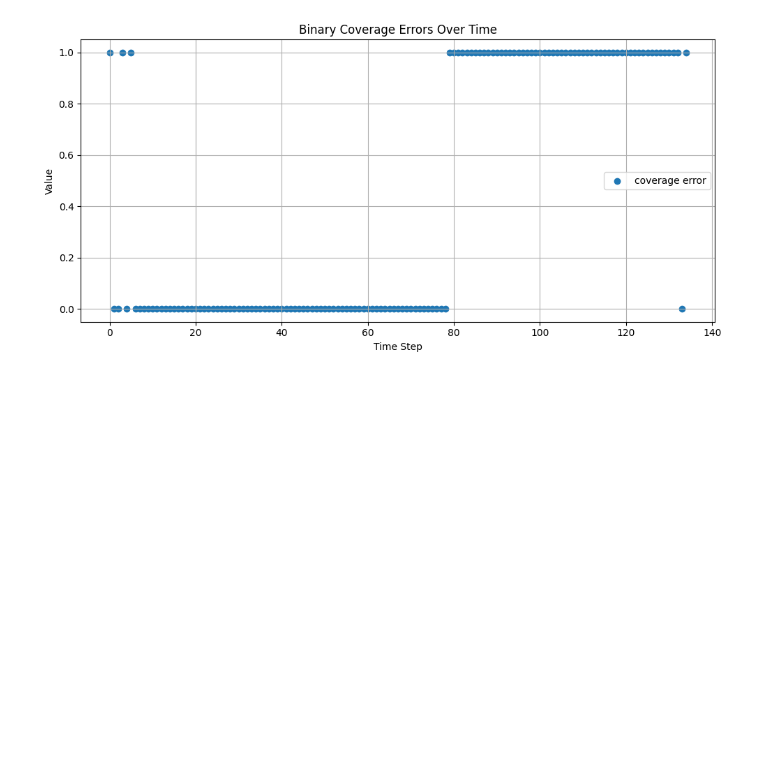
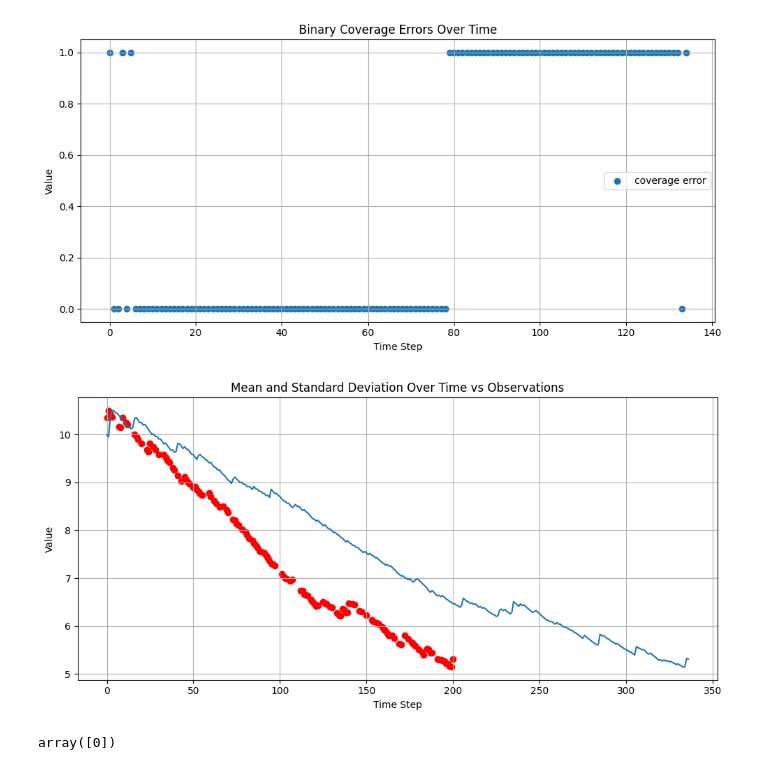
Before and after one commit to LielAzran96/B-CUC, a Jupyter notebook: q_Q_explosion_analysis.ipynb, the cells around one changed output. Drawn from its saved outputs; the diff is of its cells as text; code cells hidden in the pictures; blank space fills up the shorter version.

```diff
--- a/q_Q_explosion_analysis.ipynb
+++ b/q_Q_explosion_analysis.ipynb
@@ -70,5 +70,5 @@ q_vals = calibrator.q_history
 interval_widths = calibrator.interval_widths
 E = calibrator.conformal_p_control.E
 interval_widths_with_correction = [val*q for val, q in zip(interval_widths, q_vals)]
-meu = calibrator.meu_history
-meu = patient_1_calibrated
+meu = [dictionary['mean'].flatten() for dictionary in patient_1_calibrated.dist_estimates]
+std = [np.sqrt(dictionary['var'].flatten()) for dictionary in patient_1_calibrated.dist_estimates]
@@ -106,3 +75,6 @@ plt.show()
+# %%
+meu = np.array(meu).squeeze()   # or use .flatten()
+std = np.array(std).squeeze()
 # %%
 plt.figure(figsize=(10, 5))
 plt.plot(interval_widths_with_correction, label="Prediction Interval Width")
@@ -172,3 +131,28 @@ plt.savefig("plot_E_over_time.png", dpi=300)
 plt.show()
 # %% [output]
 [figure]
+# %%
+plt.figure(figsize=(10, 5))
+ts = np.arange(len(meu))
+plt.plot(ts, meu, label=" meu")
+# plt.fill_between(ts, meu- std, meu + std, alpha=0.2, label="Confidence Interval")
+# plt.yscale("log")
+plt.xlabel("Time Step")
+plt.ylabel("Value")
+plt.title("Mean and Standard Deviation Over Time vs Observations")
+plt.grid(True)
+plt.tight_layout()
+plt.savefig("calibrated_distribution_over_time_vs_observation.png", dpi=300)
+
+ts_new = np.arange(np.size(masked_observations))
+mask = ~np.isnan(masked_observations)
+ts_valid = ts_new[mask.flatten()]
+obs_valid = masked_observations[mask.flatten()]
+plt.scatter(ts_valid, obs_valid, color='red', label='Observations')
+plt.show()
+# %% [output]
+[figure, added]
+# %%
+ts_new
+# %% [output]
+array([0])
```
Also changed, not shown: parts of 3 cells of this notebook, 2 other files.
